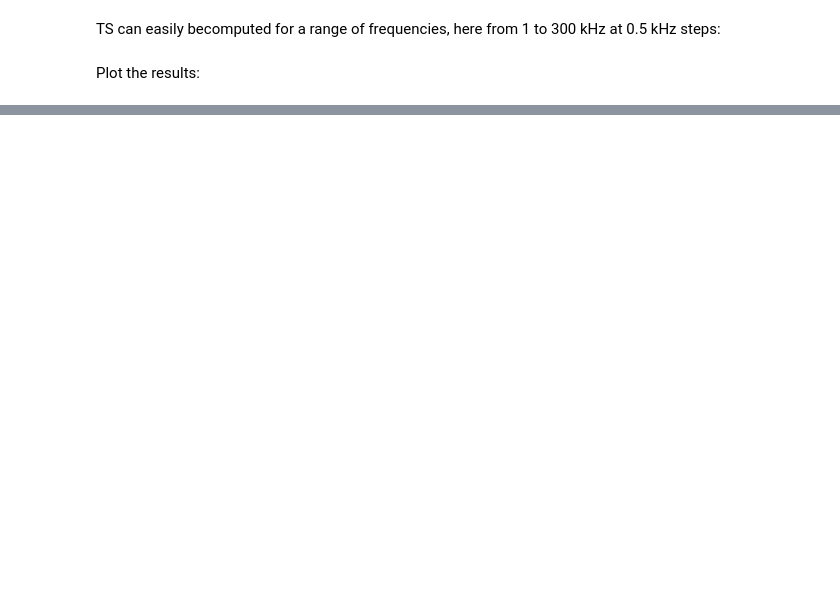
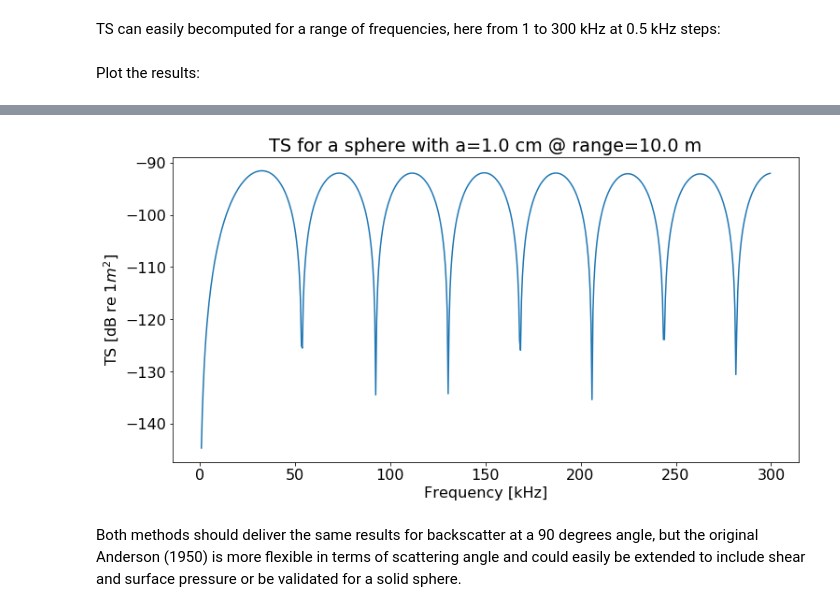
Before and after one commit to SvenGastauer/scatmod, a Jupyter notebook: python/fluid_sphere_example.ipynb, the cells around one changed output, grey strips where cells are left out. Cells and saved outputs as stored; diff of their text form; code cells hidden in the pictures; blank space fills up the shorter version.

```diff
--- a/python/fluid_sphere_example.ipynb
+++ b/python/fluid_sphere_example.ipynb
@@ -55,0 +72,13 @@ plt.show()
+# %%
+plt.rcParams.update({'font.size': 16})
+
+fig, ax = plt.subplots(figsize=(12,6))
+ax.plot(freqs/1000, TS)
+plt.xlabel("Frequency [kHz]")
+plt.ylabel("TS [dB re 1$m^2$]")
+plt.title("TS for a sphere with a=%.1f cm @ range=%.1f m"%(Radius*100,Range))
+plt.show()
+# %% [output]
+[figure, added]
+# %% [markdown]
+Both methods should deliver the same results for backscatter at a 90 degrees angle, but the original Anderson (1950) is more flexible in terms of scattering angle and could easily be extended to include shear and surface pressure or be validated for a solid sphere.
```
Also changed, not shown: parts of 5 cells of this notebook, 1 other file.
